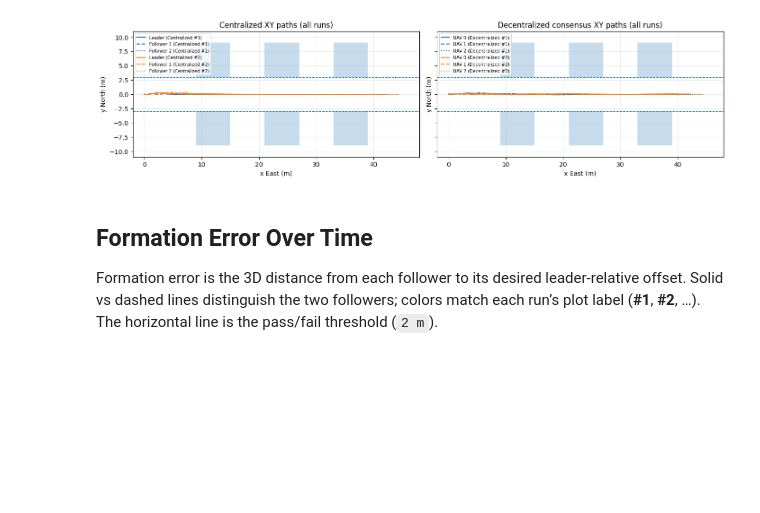
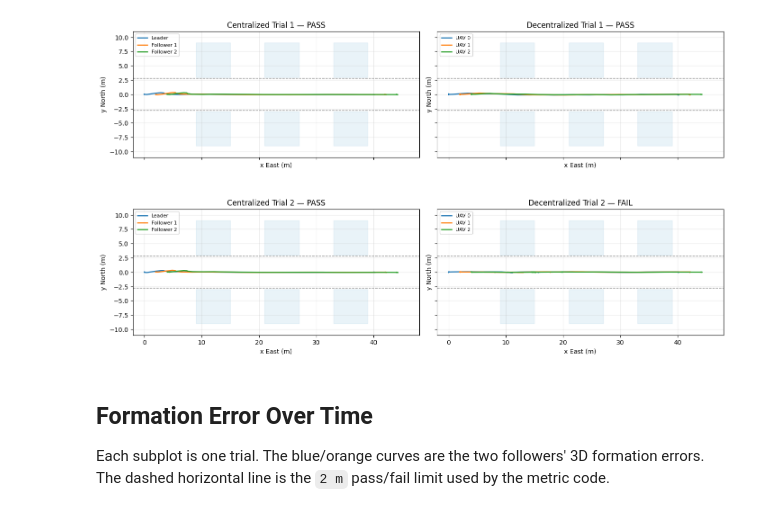
Before and after one commit to billbch/uav-project-devops, a Jupyter notebook: uav_eval_analysis.ipynb, the cells around one changed output. Saved outputs shown, nothing was run; the diff lists cells and outputs as text; code cells hidden in the pictures; blank space fills up the shorter version.

```diff
--- a/uav_eval_analysis.ipynb
+++ b/uav_eval_analysis.ipynb
@@ -138,7 +151,7 @@ headers = [
 ]
 lines = ["| " + " | ".join(headers) + " |", "|" + "|".join(["---"] * len(headers)) + "|"]
 for mode in MODES:
-    for ri, r in enumerate(RUNS[mode], start=1):
+    for r in RUNS[mode]:
         s = r["summary"]
         lines.append(
             "| "
@@ -146,7 +159,7 @@ for mode in MODES:
                 [
                     MODE_LABELS[mode],
                     r["id"],
-                    human_run_label(mode, ri),
+                    r["label"],
                     str(s["mission_success"]),
                     f"{s['mission_time_sec']:.2f}" if s["mission_time_sec"] is not None else "n/a",
                     f"{s['formation_error_avg_m']:.3f}" if s["formation_error_avg_m"] is not None else "n/a",
@@ -211,43 +242,50 @@ Each panel overlays **all runs** for that mode (color matches **Centralized #n**
 # %%
 def plot_obstacles(ax):
     for cx in (12, 24, 36):
         for cy in (-6, 6):
-            rect = plt.Rectangle((cx - 3, cy - 3), 6, 6, alpha=0.25)
+            rect = plt.Rectangle((cx - 3, cy - 3), 6, 6, alpha=0.22, color="#9ecae1")
             ax.add_patch(rect)
-    ax.axhline(3, linestyle="--", linewidth=1)
-    ax.axhline(-3, linestyle="--", linewidth=1)
+    ax.axhline(2.8, linestyle="--", linewidth=1, color="0.55")
+    ax.axhline(-2.8, linestyle="--", linewidth=1, color="0.55")
     ax.set_aspect("equal", adjustable="box")
     ax.set_xlim(-2, 48)
     ax.set_ylim(-11, 11)
     ax.set_xlabel("x East (m)")
     ax.set_ylabel("y North (m)")
     ax.grid(alpha=0.25)
 
 
-style_cycle = ["-", "--", ":"]
-fig, axes = plt.subplots(1, 2, figsize=(14, 4.5), sharex=True, sharey=True)
-for ax, mode in zip(axes, MODES):
-    plot_obstacles(ax)
-    for ri, run in enumerate(RUNS[mode], start=1):
-        c = RUN_INDEX_COLORS[(ri - 1) % len(RUN_INDEX_COLORS)]
-        for j, (label, prefix) in enumerate(LABEL_CONFIG[mode]):
+max_trials = max((len(RUNS[m]) for m in MODES), default=0)
+fig, axes = plt.subplots(max_trials, len(MODES), figsize=(14, 4.2 * max_trials), sharex=True, sharey=True)
+if max_trials == 1:
+    axes = [axes]
+
+for row_idx, trial in enumerate(range(1, max_trials + 1)):
+    for col_idx, mode in enumerate(MODES):
+        ax = axes[row_idx][col_idx]
+        plot_obstacles(ax)
+        if trial > len(RUNS[mode]):
+            ax.set_visible(False)
+            continue
+        run = RUNS[mode][trial - 1]
+        for vi, (label, prefix) in enumerate(LABEL_CONFIG[mode]):
             rows = run["pose"]
             xs = [r[f"{prefix}_x"] for r in rows if finite_xyz(r, prefix)]
             ys = [r[f"{prefix}_y"] for r in rows if finite_xyz(r, prefix)]
-            leg = f"{label} ({human_run_label(mode, ri)})"
-            ax.plot(xs, ys, color=c, linestyle=style_cycle[j % len(style_cycle)], label=leg)
-    ax.set_title(f"{MODE_LABELS[mode]} XY paths (all runs)")
-    ax.legend(loc="upper left", fontsize=7)
+            ax.plot(xs, ys, color=VEHICLE_COLORS[vi], linestyle=VEHICLE_STYLES[vi], linewidth=1.8, label=label)
+        ax.set_title(f"{run['label']} — {run_status(run)}")
+        ax.legend(loc="upper left", fontsize=8)
+
 plt.tight_layout()
 FIGURES_DIR.mkdir(parents=True, exist_ok=True)
 fig.savefig(FIGURES_DIR / "xy_paths.png", dpi=150, bbox_inches="tight")
 plt.show()
 # %% [output]
-[figure, old version]
+[figure, new version]
 # %% [markdown]
 ## Formation Error Over Time
 
-Formation error is the 3D distance from each follower to its desired leader-relative offset. Solid vs dashed lines distinguish the two followers; colors match each run’s plot label (**#1**, **#2**, …). The horizontal line is the pass/fail threshold (`2 m`).
+Each subplot is one trial. The blue/orange curves are the two followers' 3D formation errors. The dashed horizontal line is the `2 m` pass/fail limit used by the metric code.
 # %%
 def formation_error_series(rows):
     times, f1_err, f2_err = [], [], []
```
Also changed, not shown: parts of 12 cells of this notebook, 5 other files.
